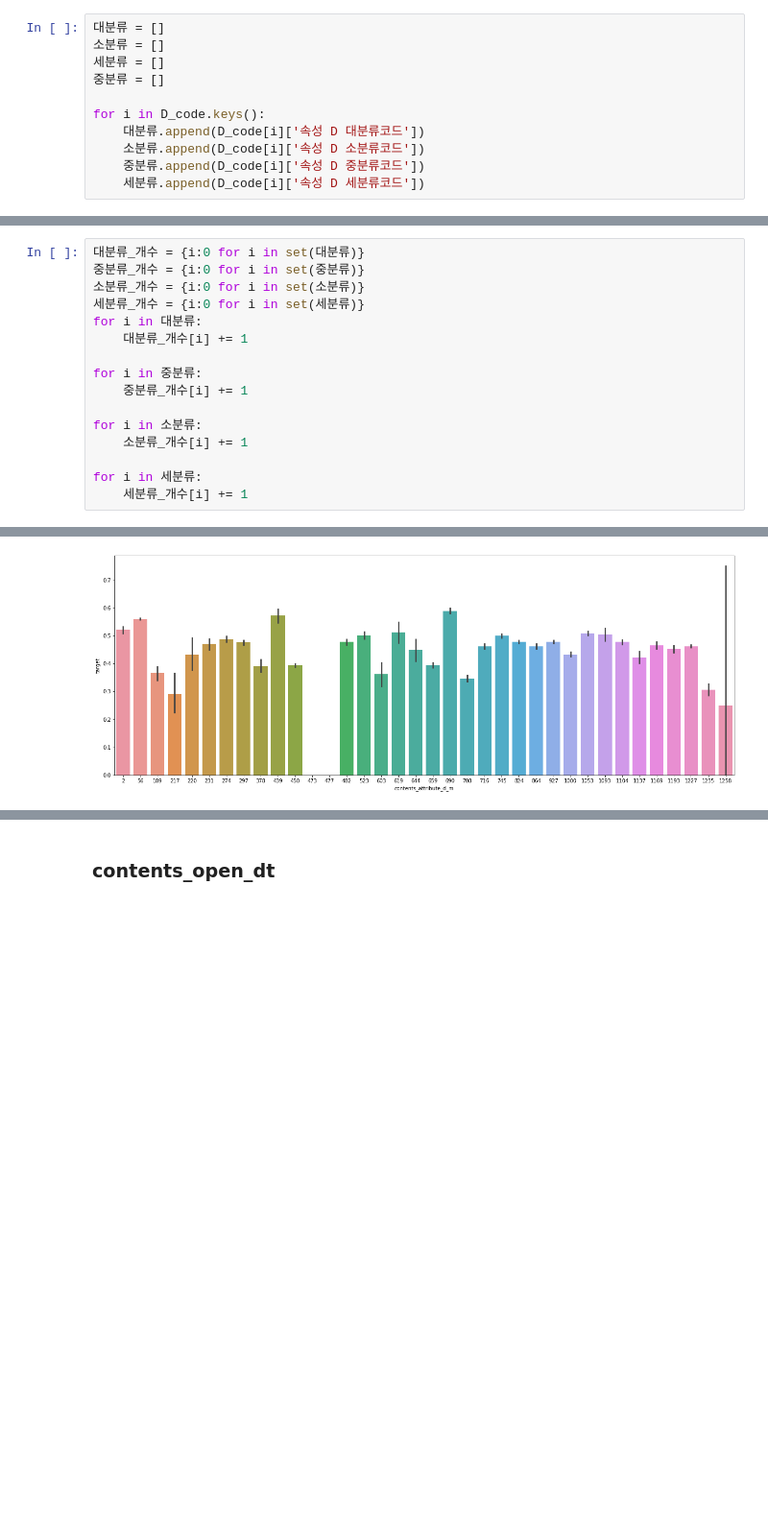
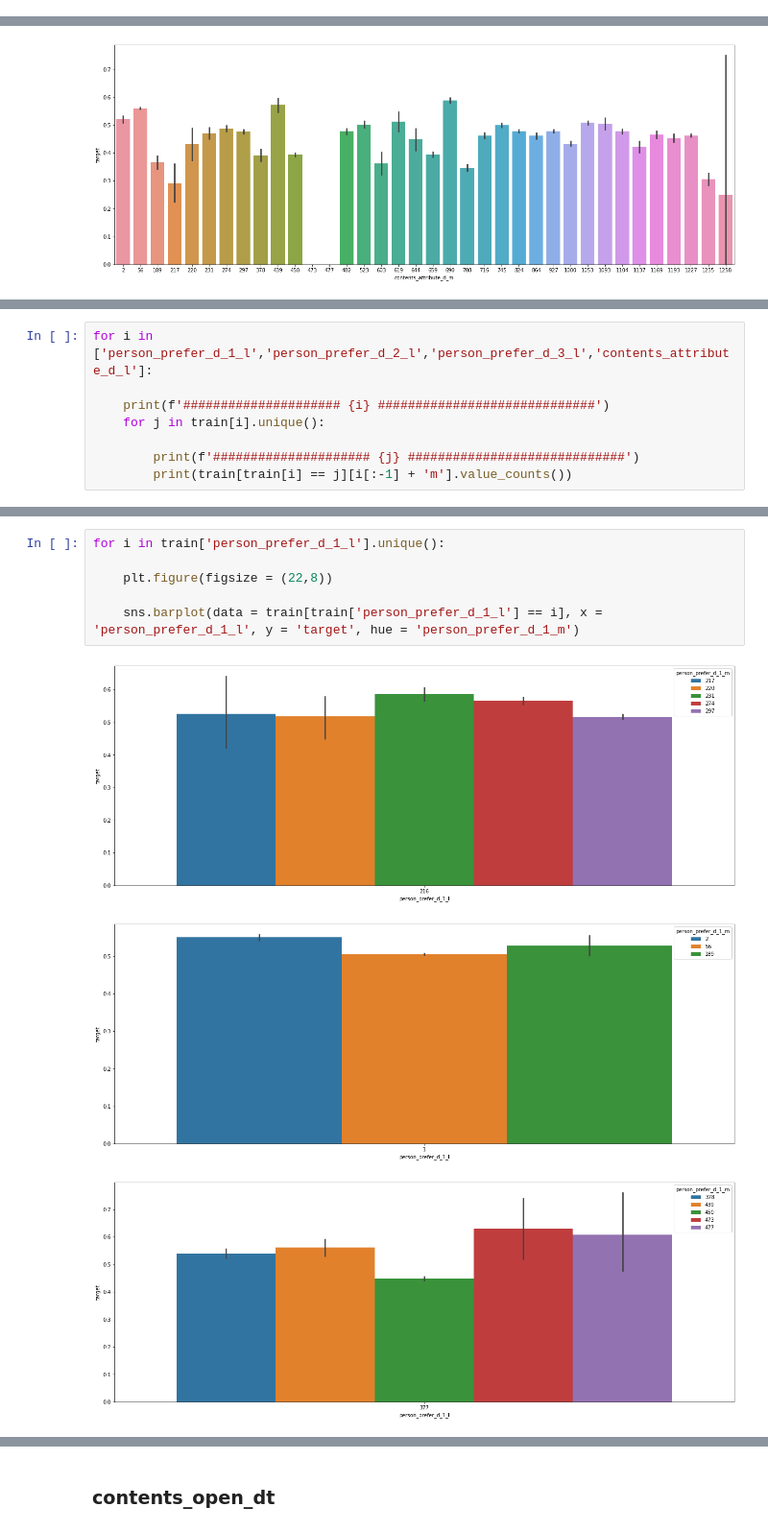
Before and after one commit to Proj-Caliber/Job-Care, a Jupyter notebook: Feature Engineering.ipynb, the cells around one changed output, grey strips where cells are left out. Shown: that part at 96% size. Cells and saved outputs as stored; diff of their text form; blank space fills up the shorter version.

```diff
--- a/Feature Engineering.ipynb
+++ b/Feature Engineering.ipynb
@@ -94,13 +128,2 @@ print(test_data.shape)
 # %% [markdown]
 ### D 코드
-# %%
-대분류 = []
-소분류 = []
-세분류 = []
-중분류 = []
-
-for i in D_code.keys():
-    대분류.append(D_code[i]['속성 D 대분류코드'])
-    소분류.append(D_code[i]['속성 D 소분류코드'])
-    중분류.append(D_code[i]['속성 D 중분류코드'])
-    세분류.append(D_code[i]['속성 D 세분류코드'])
@@ -121,16 +129,0 @@ D_code의 세분류 개수 451
-# %%
-대분류_개수 = {i:0 for i in set(대분류)}
-중분류_개수 = {i:0 for i in set(중분류)}
-소분류_개수 = {i:0 for i in set(소분류)}
-세분류_개수 = {i:0 for i in set(세분류)}
-for i in 대분류:
-    대분류_개수[i] += 1
-
-for i in 중분류:
-    중분류_개수[i] += 1
-
-for i in 소분류:
-    소분류_개수[i] += 1
-
-for i in 세분류:
-    세분류_개수[i] += 1
@@ -288,0 +167,8 @@ train
+# %%
+for i in ['person_prefer_d_1_l','person_prefer_d_2_l','person_prefer_d_3_l','contents_attribute_d_l']:
+
+    print(f'##################### {i} #############################')
+    for j in train[i].unique():
+
+        print(f'##################### {j} #############################')
+        print(train[train[i] == j][i[:-1] + 'm'].value_counts())
@@ -288,0 +193,10 @@ train
+# %%
+for i in train['person_prefer_d_1_l'].unique():
+
+    plt.figure(figsize = (22,8))
+
+    sns.barplot(data = train[train['person_prefer_d_1_l'] == i], x = 'person_prefer_d_1_l', y = 'target', hue = 'person_prefer_d_1_m')
+# %% [output]
+[figure, added]
+[figure, added]
+[figure, added]
```
Also changed, not shown: parts of 22 cells of this notebook.
